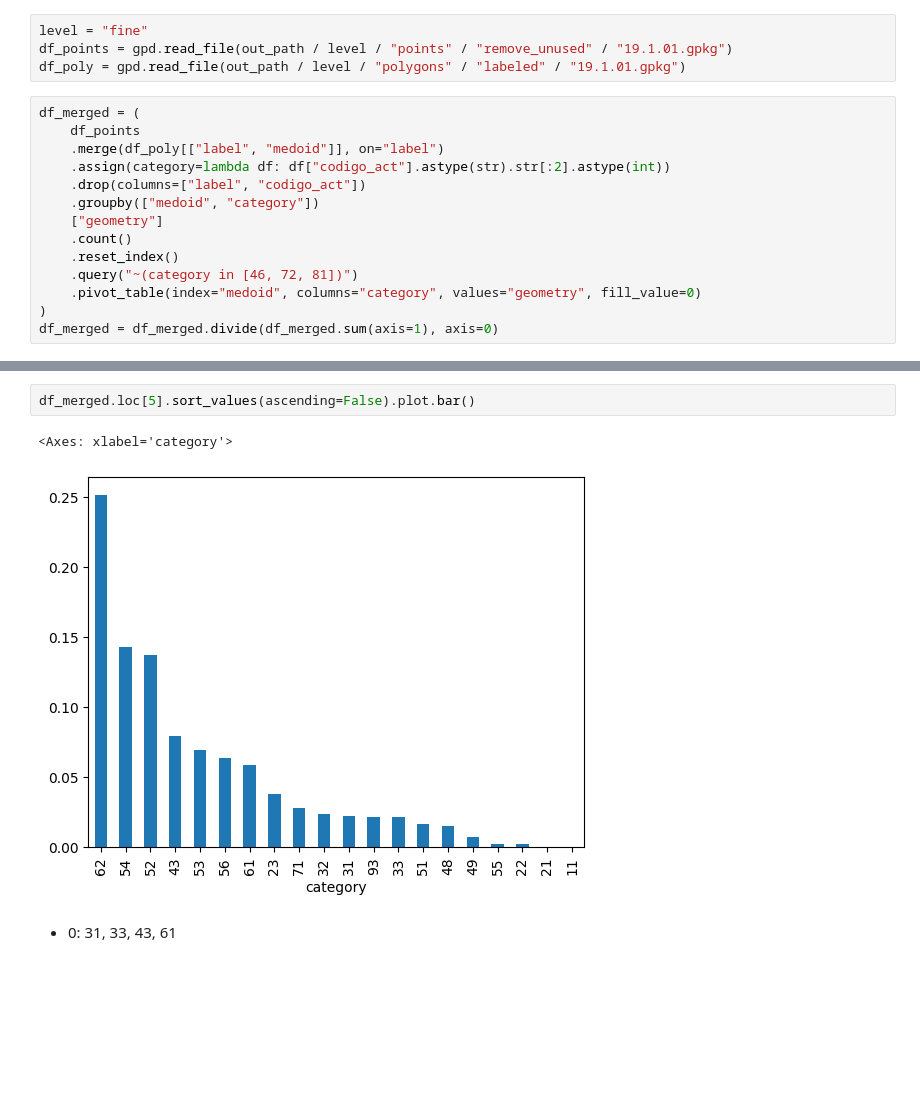
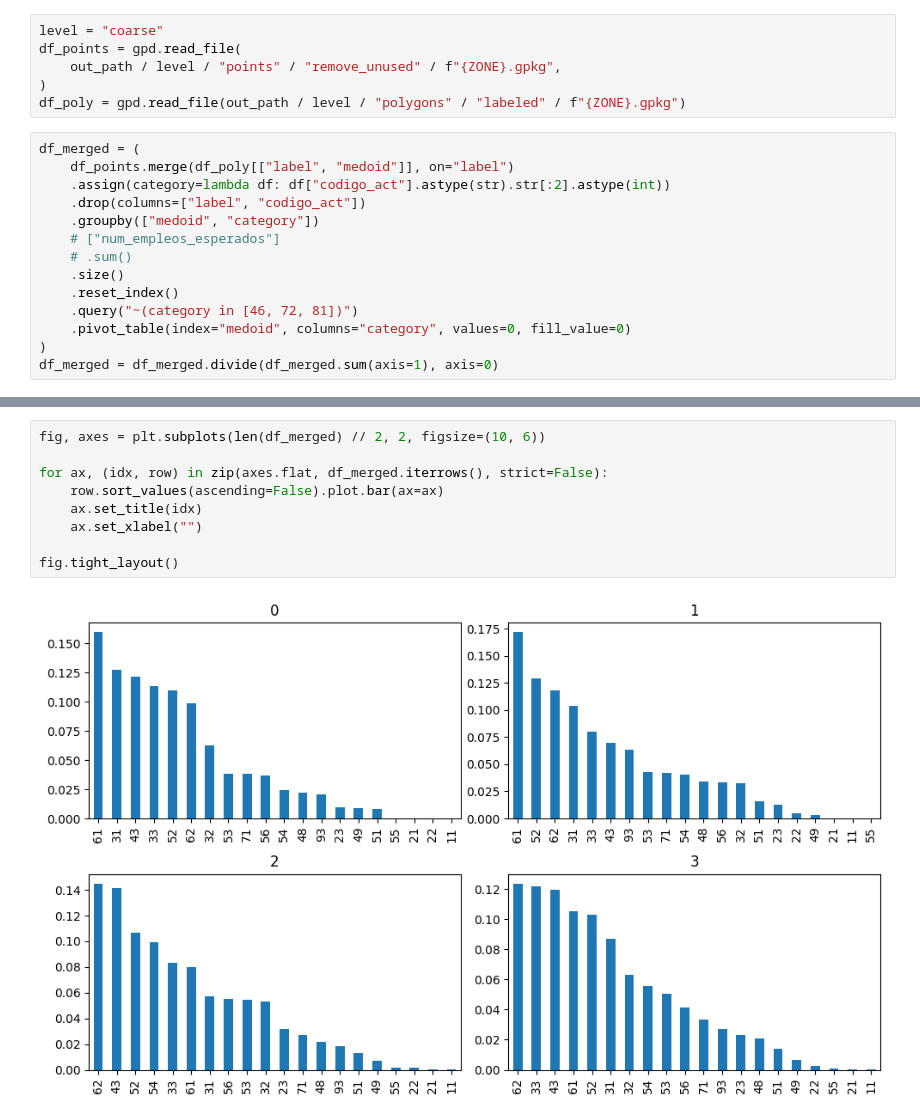
Before and after one commit to RodolfoFigueroa/urban_shape, a Jupyter notebook: main.ipynb, the cells around one changed output, grey strips where cells are left out. Cells and saved outputs as stored; diff of their text form; blank space fills up the shorter version.

```diff
--- a/main.ipynb
+++ b/main.ipynb
@@ -15,18 +12,20 @@ out_path = data_path / "generated"
 # %%
-level = "fine"
-df_points = gpd.read_file(out_path / level / "points" / "remove_unused" / "19.1.01.gpkg")
-df_poly = gpd.read_file(out_path / level / "polygons" / "labeled" / "19.1.01.gpkg")
+level = "coarse"
+df_points = gpd.read_file(
+    out_path / level / "points" / "remove_unused" / f"{ZONE}.gpkg",
+)
+df_poly = gpd.read_file(out_path / level / "polygons" / "labeled" / f"{ZONE}.gpkg")
 # %%
 df_merged = (
-    df_points
-    .merge(df_poly[["label", "medoid"]], on="label")
+    df_points.merge(df_poly[["label", "medoid"]], on="label")
     .assign(category=lambda df: df["codigo_act"].astype(str).str[:2].astype(int))
     .drop(columns=["label", "codigo_act"])
     .groupby(["medoid", "category"])
-    ["geometry"]
-    .count()
+    # ["num_empleos_esperados"]
+    # .sum()
+    .size()
     .reset_index()
     .query("~(category in [46, 72, 81])")
-    .pivot_table(index="medoid", columns="category", values="geometry", fill_value=0)
+    .pivot_table(index="medoid", columns="category", values=0, fill_value=0)
 )
 df_merged = df_merged.divide(df_merged.sum(axis=1), axis=0)
@@ -49,10 +40,14 @@ for idx, row in df_merged.iterrows():
 # %%
-df_merged.loc[5].sort_values(ascending=False).plot.bar()
+fig, axes = plt.subplots(len(df_merged) // 2, 2, figsize=(10, 6))
+
+for ax, (idx, row) in zip(axes.flat, df_merged.iterrows(), strict=False):
+    row.sort_values(ascending=False).plot.bar(ax=ax)
+    ax.set_title(idx)
+    ax.set_xlabel("")
+
+fig.tight_layout()
 # %% [output]
-<Axes: xlabel='category'>
-[figure, old version]
+[figure, new version]
-# %% [markdown]
-- 0: 31, 33, 43, 61
 # %%
 df_poly.plot(column="medoid", categorical=True, legend=True)
 # %% [output]
```
Also changed, not shown: parts of 5 cells of this notebook, 15 other files.
